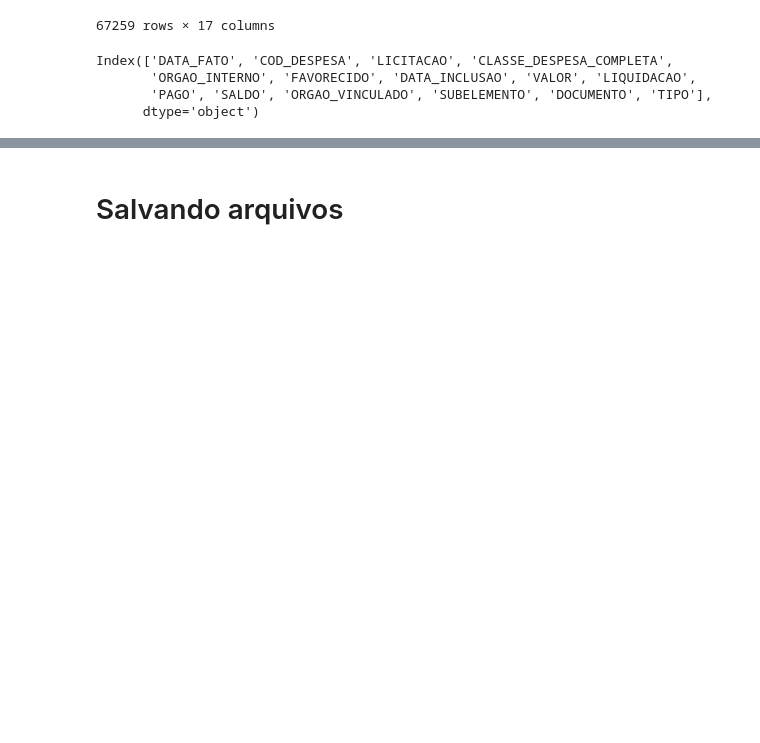
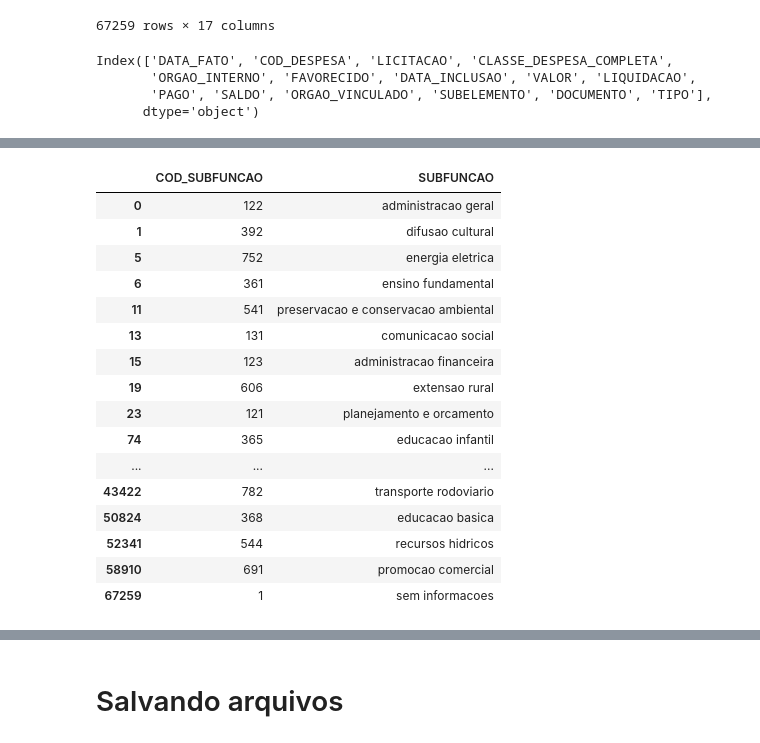
Before and after one commit to AllysonAbreu/dw_contas_publicas_2022, a Jupyter notebook: TCC2/dados/02_despesas/dados_para_carga/tratamento_novos_dados.ipynb, the cells around one changed output, grey strips where cells are left out. Saved outputs shown, nothing was run; the diff lists cells and outputs as text; code cells hidden in the pictures; blank space fills up the shorter version.

Commit message:
Novos dados

```diff
--- a/TCC2/dados/02_despesas/dados_para_carga/tratamento_novos_dados.ipynb
+++ b/TCC2/dados/02_despesas/dados_para_carga/tratamento_novos_dados.ipynb
@@ -1170,0 +1197,24 @@ df_despesa_copy = tratar_coluna(df_despesa_copy,'NATUREZA','COD_NATUREZA')
+# %%
+df_subfuncao_despesa = df_despesa_copy[['COD_SUBFUNCAO','SUBFUNCAO']].copy()
+df_subfuncao_despesa['COD_SUBFUNCAO'] = df_subfuncao_despesa['COD_SUBFUNCAO'].astype('Int64')
+df_subfuncao_despesa.drop_duplicates(subset='COD_SUBFUNCAO', inplace=True)
+df_subfuncao_despesa.to_csv('../../03_dados_carga/arquivos_para_carga/dados_subfuncao.csv', index=False, sep=';')
+df_subfuncao_despesa
+# %% [output]
+|  | COD_SUBFUNCAO | SUBFUNCAO |
+| 0 | 122 | administracao geral |
+| 1 | 392 | difusao cultural |
+| 5 | 752 | energia eletrica |
+| 6 | 361 | ensino fundamental |
+| 11 | 541 | preservacao e conservacao ambiental |
+| 13 | 131 | comunicacao social |
+| 15 | 123 | administracao financeira |
+| 19 | 606 | extensao rural |
+| 23 | 121 | planejamento e orcamento |
+| 74 | 365 | educacao infantil |
+| ... | ... | ... |
+| 43422 | 782 | transporte rodoviario |
+| 50824 | 368 | educacao basica |
+| 52341 | 544 | recursos hidricos |
+| 58910 | 691 | promocao comercial |
+| 67259 | 1 | sem informacoes |
```
Also changed, not shown: parts of 9 cells of this notebook, 12 other files.
